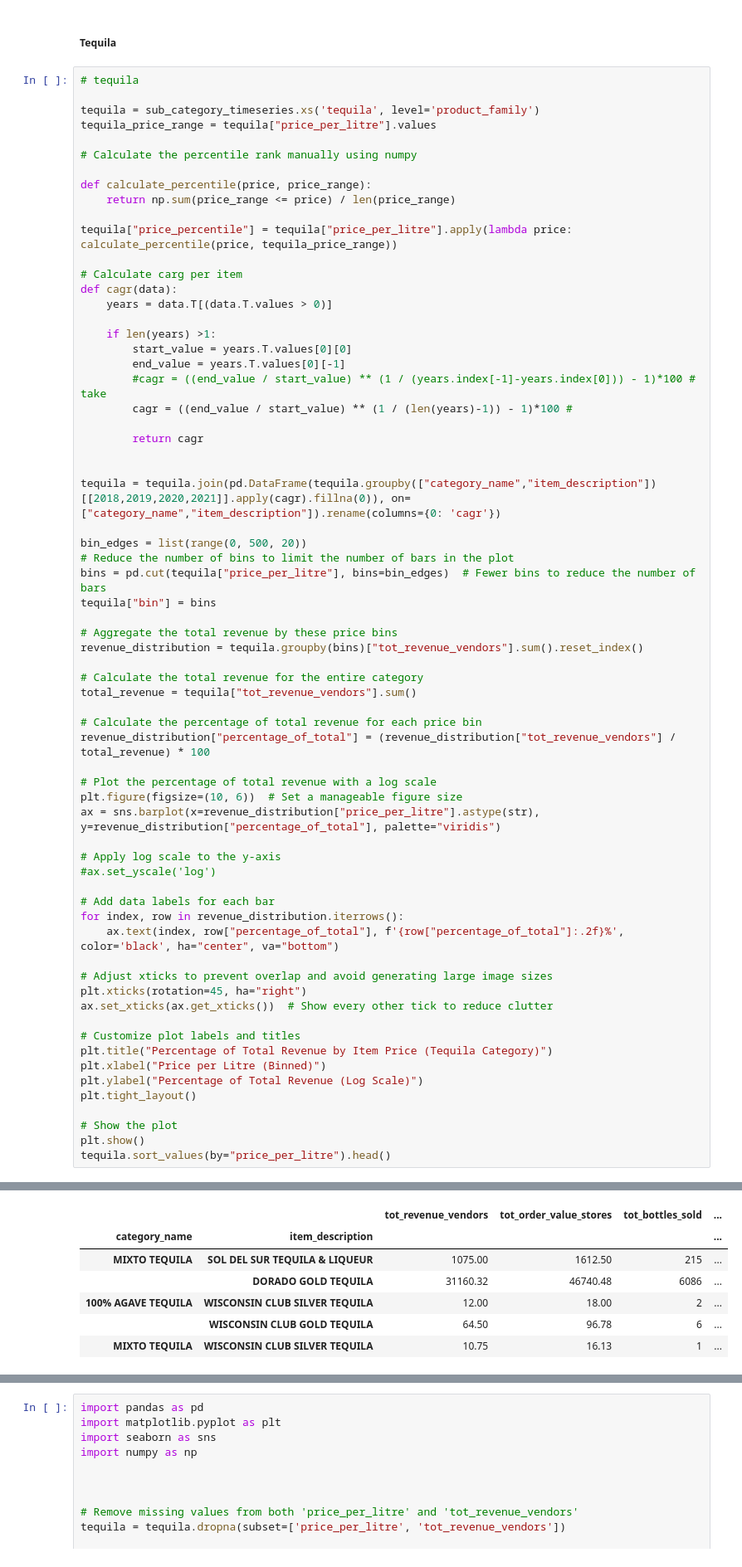
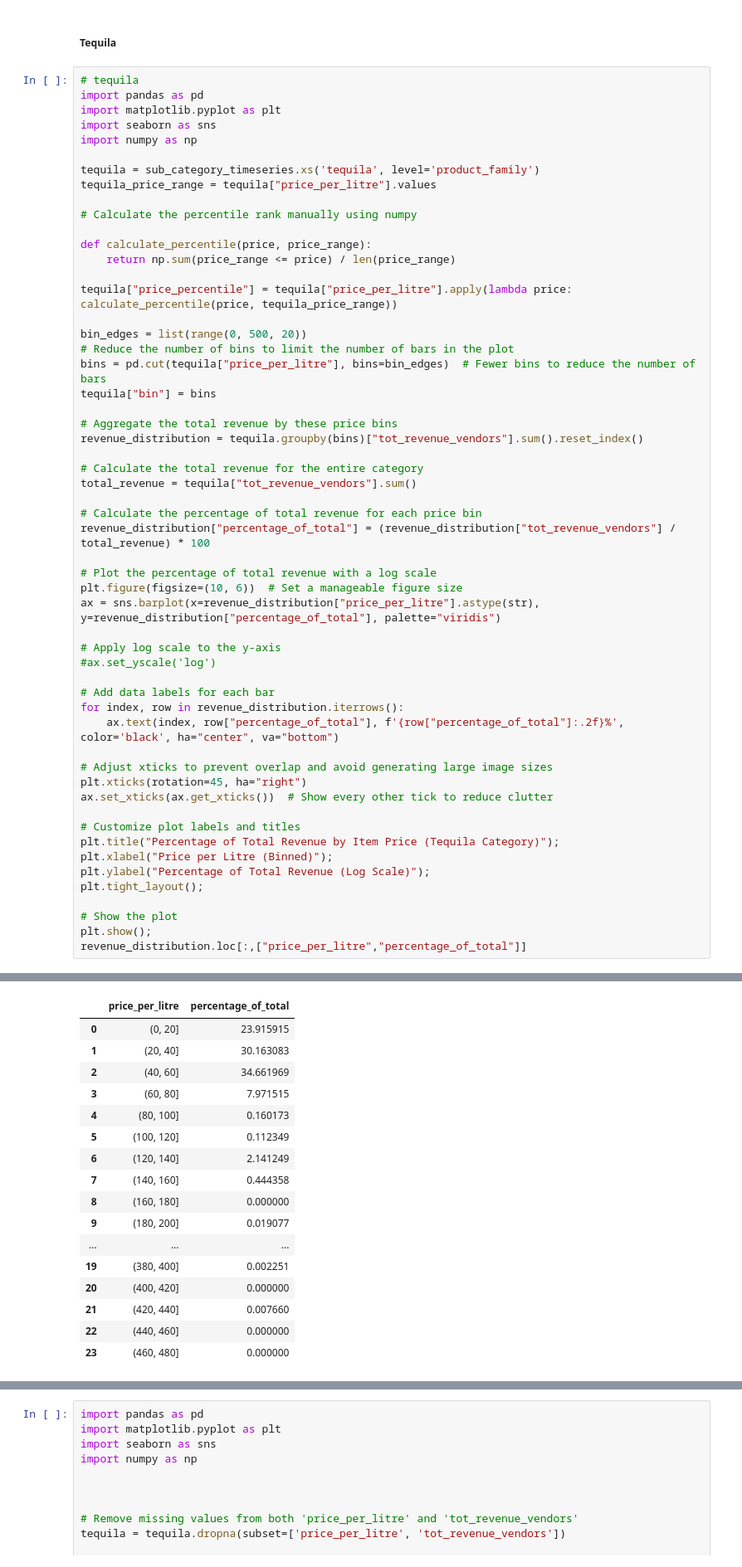
Before and after one commit to Nassim814/sales_iowa_analysis, a Jupyter notebook: 01_data_exploration.ipynb, the cells around one changed output, grey strips where cells are left out. Shown at 83% size. Saved outputs shown, nothing was run; the diff lists cells and outputs as text.

```diff
--- a/01_data_exploration.ipynb
+++ b/01_data_exploration.ipynb
@@ -1220,6 +930,10 @@ sub_category_timeseries
 ##### Tequila
 # %%
 # tequila
+import pandas as pd
+import matplotlib.pyplot as plt
+import seaborn as sns
+import numpy as np
 
 tequila = sub_category_timeseries.xs('tequila', level='product_family')
 tequila_price_range = tequila["price_per_litre"].values
@@ -1230,21 +944,6 @@ def calculate_percentile(price, price_range):
     return np.sum(price_range <= price) / len(price_range)
 
 tequila["price_percentile"] = tequila["price_per_litre"].apply(lambda price: calculate_percentile(price, tequila_price_range))
-
-# Calculate carg per item
-def cagr(data):
-    years = data.T[(data.T.values > 0)]
-
-    if len(years) >1:
-        start_value = years.T.values[0][0]
-        end_value = years.T.values[0][-1]
-        #cagr = ((end_value / start_value) ** (1 / (years.index[-1]-years.index[0])) - 1)*100 # take
-        cagr = ((end_value / start_value) ** (1 / (len(years)-1)) - 1)*100 #
-
-        return cagr
-
-
-tequila = tequila.join(pd.DataFrame(tequila.groupby(["category_name","item_description"])[[2018,2019,2020,2021]].apply(cagr).fillna(0)), on=["category_name","item_description"]).rename(columns={0: 'cagr'})
 
 bin_edges = list(range(0, 500, 20))
 # Reduce the number of bins to limit the number of bars in the plot
@@ -1276,14 +975,14 @@ plt.xticks(rotation=45, ha="right")
 ax.set_xticks(ax.get_xticks())  # Show every other tick to reduce clutter
 
 # Customize plot labels and titles
-plt.title("Percentage of Total Revenue by Item Price (Tequila Category)")
-plt.xlabel("Price per Litre (Binned)")
-plt.ylabel("Percentage of Total Revenue (Log Scale)")
-plt.tight_layout()
+plt.title("Percentage of Total Revenue by Item Price (Tequila Category)");
+plt.xlabel("Price per Litre (Binned)");
+plt.ylabel("Percentage of Total Revenue (Log Scale)");
+plt.tight_layout();
 
 # Show the plot
-plt.show()
-tequila.sort_values(by="price_per_litre").head()
+plt.show();
+revenue_distribution.loc[:,["price_per_litre","percentage_of_total"]]
 # %% [output]
 A value is trying to be set on a copy of a slice from a DataFrame.
 Try using .loc[row_indexer,col_indexer] = value instead
@@ -1293,12 +997,22 @@ See the caveats in the documentation: https://pandas.pydata.org/pandas-docs/stab
 
 Passing `palette` without assigning `hue` is deprecated and will be removed in v0.14.0. Assign the `x` variable to `hue` and set `legend=False` for the same effect.
 
   ax = sns.barplot(x=revenue_distribution["price_per_litre"].astype(str), y=revenue_distribution["percentage_of_total"], palette="viridis")
 [figure]
-|  |  | tot_revenue_vendors | tot_order_value_stores | tot_bottles_sold | ... |
-| category_name | item_description |  |  |  | ... |
-| MIXTO TEQUILA | SOL DEL SUR TEQUILA & LIQUEUR | 1075.00 | 1612.50 | 215 | ... |
-|  | DORADO GOLD TEQUILA | 31160.32 | 46740.48 | 6086 | ... |
-| 100% AGAVE TEQUILA | WISCONSIN CLUB SILVER TEQUILA | 12.00 | 18.00 | 2 | ... |
-|  | WISCONSIN CLUB GOLD TEQUILA | 64.50 | 96.78 | 6 | ... |
-| MIXTO TEQUILA | WISCONSIN CLUB SILVER TEQUILA | 10.75 | 16.13 | 1 | ... |
+|  | price_per_litre | percentage_of_total |
+| 0 | (0, 20] | 23.915915 |
+| 1 | (20, 40] | 30.163083 |
+| 2 | (40, 60] | 34.661969 |
+| 3 | (60, 80] | 7.971515 |
+| 4 | (80, 100] | 0.160173 |
+| 5 | (100, 120] | 0.112349 |
+| 6 | (120, 140] | 2.141249 |
+| 7 | (140, 160] | 0.444358 |
+| 8 | (160, 180] | 0.000000 |
+| 9 | (180, 200] | 0.019077 |
+| ... | ... | ... |
+| 19 | (380, 400] | 0.002251 |
+| 20 | (400, 420] | 0.000000 |
+| 21 | (420, 440] | 0.007660 |
+| 22 | (440, 460] | 0.000000 |
+| 23 | (460, 480] | 0.000000 |
```
Also changed, not shown: parts of 25 cells of this notebook.
